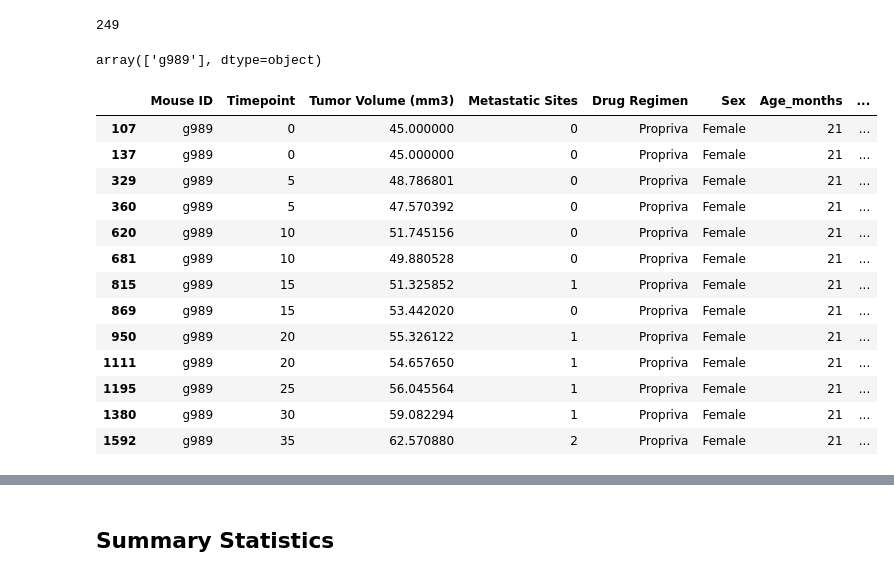
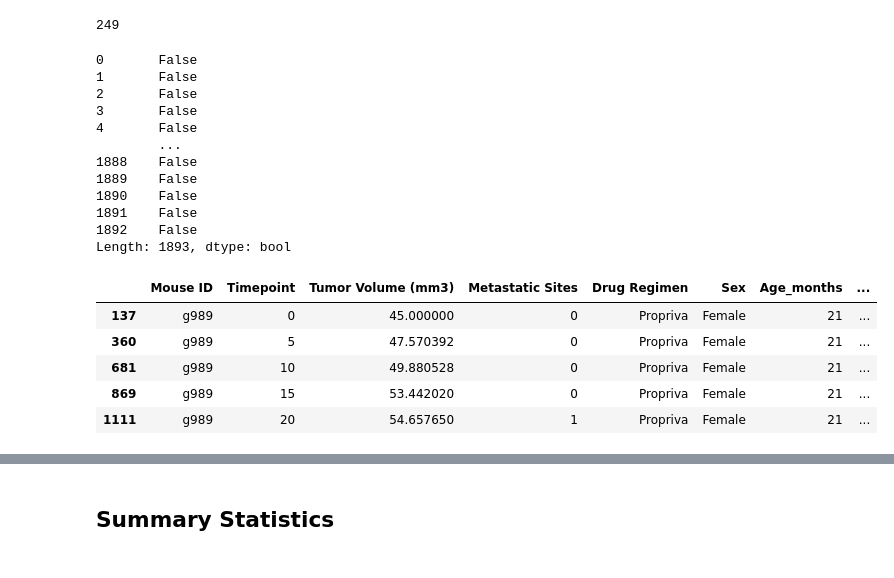
Before and after one commit to aortmeier20/MatPlotLib_Challenge2, a Jupyter notebook: Pymaceuticals/pymaceuticals_starter_AO Edit.ipynb, the cells around one changed output, grey strips where cells are left out. Saved outputs shown, nothing was run; the diff lists cells and outputs as text; code cells hidden in the pictures.

```diff
--- a/Pymaceuticals/pymaceuticals_starter_AO Edit.ipynb
+++ b/Pymaceuticals/pymaceuticals_starter_AO Edit.ipynb
@@ -48,24 +49,30 @@ mouse_count
 # %%
 # Our data should be uniquely identified by Mouse ID and Timepoint
 # Get the duplicate mice by ID number that shows up for Mouse ID and Timepoint.
+dups = mouse_data_complete.duplicated(subset=['Mouse ID', 'Timepoint'])
+dups
 # %% [output]
-array(['g989'], dtype=object)
+0       False
+1       False
+2       False
+3       False
+4       False
+        ...
+1888    False
+1889    False
+1890    False
+1891    False
+1892    False
+Length: 1893, dtype: bool
 # %%
 # Optional: Get all the data for the duplicate mouse ID.
+mouse_data_complete[dups]
 # %% [output]
 |  | Mouse ID | Timepoint | Tumor Volume (mm3) | Metastatic Sites | Drug Regimen | Sex | Age_months | ... |
-| 107 | g989 | 0 | 45.000000 | 0 | Propriva | Female | 21 | ... |
 | 137 | g989 | 0 | 45.000000 | 0 | Propriva | Female | 21 | ... |
-| 329 | g989 | 5 | 48.786801 | 0 | Propriva | Female | 21 | ... |
 | 360 | g989 | 5 | 47.570392 | 0 | Propriva | Female | 21 | ... |
-| 620 | g989 | 10 | 51.745156 | 0 | Propriva | Female | 21 | ... |
 | 681 | g989 | 10 | 49.880528 | 0 | Propriva | Female | 21 | ... |
-| 815 | g989 | 15 | 51.325852 | 1 | Propriva | Female | 21 | ... |
 | 869 | g989 | 15 | 53.442020 | 0 | Propriva | Female | 21 | ... |
-| 950 | g989 | 20 | 55.326122 | 1 | Propriva | Female | 21 | ... |
 | 1111 | g989 | 20 | 54.657650 | 1 | Propriva | Female | 21 | ... |
-| 1195 | g989 | 25 | 56.045564 | 1 | Propriva | Female | 21 | ... |
-| 1380 | g989 | 30 | 59.082294 | 1 | Propriva | Female | 21 | ... |
-| 1592 | g989 | 35 | 62.570880 | 2 | Propriva | Female | 21 | ... |
 # %%
 # Create a clean DataFrame by dropping the duplicate mouse by its ID.
```
Also changed, not shown: parts of 4 cells of this notebook, 1 other file.
